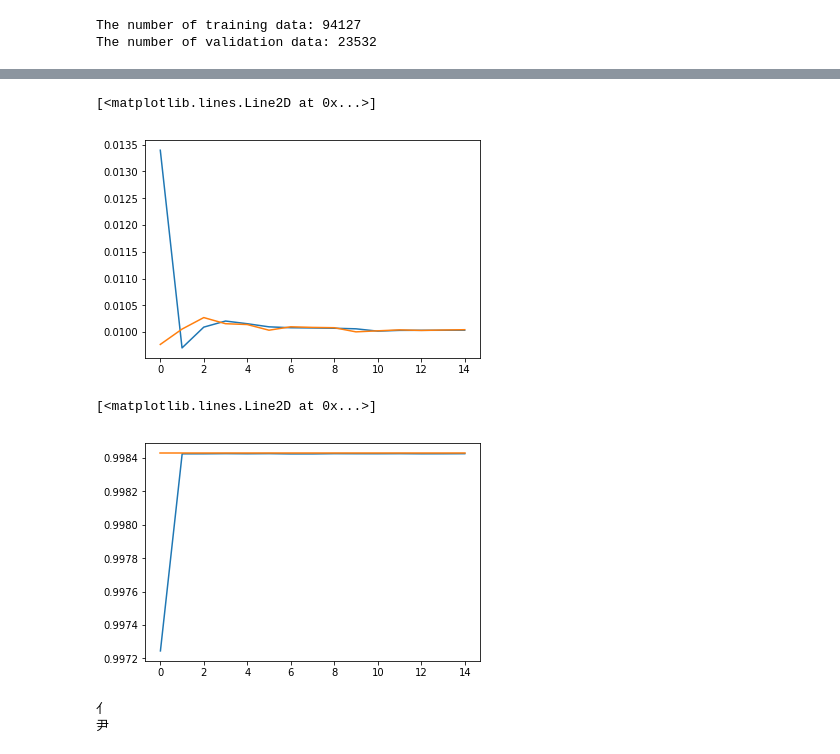
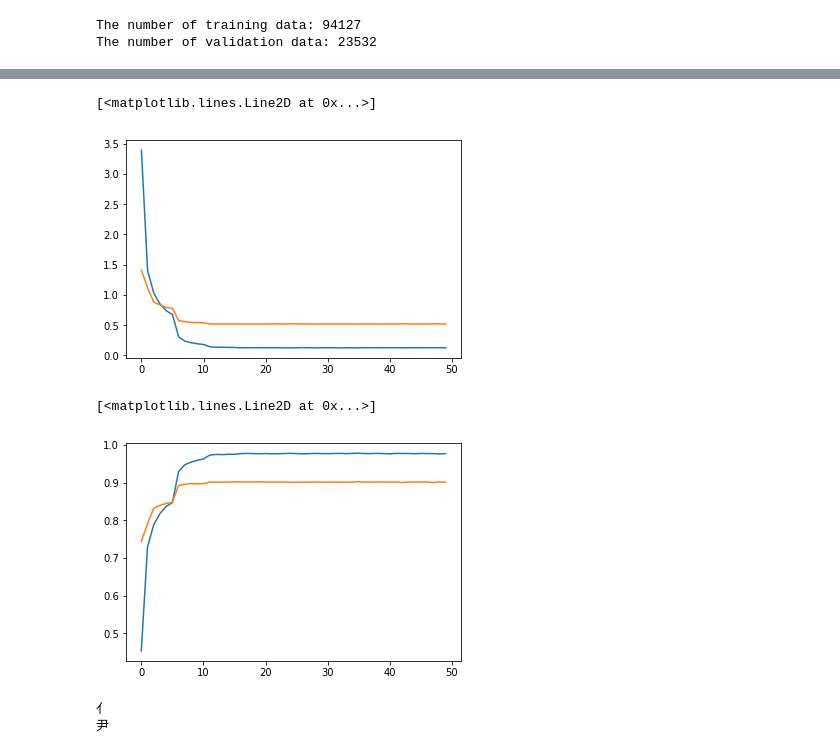
Before and after one commit to cross32768/kanji_crassification, a Jupyter notebook: kanji_classification_baseline.ipynb, the cells around one changed output, grey strips where cells are left out. Drawn from its saved outputs; the diff is of its cells as text; code cells hidden in the pictures.

Commit message:
update learning code for making baseline

```diff
--- a/kanji_classification_baseline.ipynb
+++ b/kanji_classification_baseline.ipynb
@@ -148,31 +135,32 @@ The number of validation data: 23532
 class Simple_CNN(nn.Module):
     def __init__(self, n_out):
         super(Simple_CNN, self).__init__()
+        base_n_layers = 64
         self.layers1 = nn.Sequential(
-                            nn.Conv2d(1, 32, kernel_size=3, stride=1, padding=1),
-                            nn.BatchNorm2d(32),
+                            nn.Conv2d(1, base_n_layers, kernel_size=3, stride=1, padding=1),
+                            nn.BatchNorm2d(base_n_layers),
                             nn.ReLU(),
                             nn.MaxPool2d(kernel_size=2, stride=2)
         )
         self.layers2 = nn.Sequential(
-                            nn.Conv2d(32, 64, kernel_size=3, stride=1, padding=1),
-                            nn.BatchNorm2d(64),
+                            nn.Conv2d(base_n_layers, base_n_layers*2, kernel_size=3, stride=1, padding=1),
+                            nn.BatchNorm2d(base_n_layers*2),
                             nn.ReLU(),
                             nn.MaxPool2d(kernel_size=2, stride=2)
         )
         self.layers3 = nn.Sequential(
-                            nn.Conv2d(64, 128, kernel_size=3, stride=1, padding=1),
-                            nn.BatchNorm2d(128),
+                            nn.Conv2d(base_n_layers*2, base_n_layers*4, kernel_size=3, stride=1, padding=1),
+                            nn.BatchNorm2d(base_n_layers*4),
                             nn.ReLU(),
                             nn.MaxPool2d(kernel_size=2, stride=2)
         )
         self.layers4 = nn.Sequential(
-                            nn.Conv2d(128, 256, kernel_size=3, stride=1, padding=1),
-                            nn.BatchNorm2d(256),
+                            nn.Conv2d(base_n_layers*4, base_n_layers*8, kernel_size=3, stride=1, padding=1),
+                            nn.BatchNorm2d(base_n_layers*8),
                             nn.ReLU(),
                             nn.MaxPool2d(kernel_size=2, stride=2)
         )
-        self.fc = nn.Linear(256*4*4, n_out)
+        self.fc = nn.Linear(base_n_layers*8*4*4, n_out)
 
     def forward(self, x):
         out = self.layers1(x)
@@ -275,7 +263,7 @@ train_accuracy_list = []
 validation_loss_list = []
 validation_accuracy_list = []
 
-n_epochs = 15
+n_epochs = 50
 
 for epoch in range(n_epochs):
     train_loss, train_accuracy = train(train_loader)
@@ -299,10 +287,10 @@ for epoch in range(n_epochs):
         optimizer.param_groups[0]['lr'] *= 0.1
 
 np.save(save_dir + 'kanji_baseline_simpleCNN_train_loss_list.npy', np.array(train_loss_list))
-np.save(save_dir + 'kanji_baseline_simpleCNN_train_accuracy.npy', np.array(train_accuracy_per_kanji_list))
+np.save(save_dir + 'kanji_baseline_simpleCNN_train_accuracy.npy', np.array(train_accuracy_list))
 
 np.save(save_dir + 'kanji_baseline_simpleCNN_validation_loss_list.npy', np.array(validation_loss_list))
-np.save(save_dir + 'kanji_baseline_simpleCNN_validation_accuracy.npy', np.array(validation_accuracy_per_kanji_list))
+np.save(save_dir + 'kanji_baseline_simpleCNN_validation_accuracy.npy', np.array(validation_accuracy_list))
 
 torch.save(net.state_dict(), save_dir + 'kanji_baseline_simpleCNN_weights_final.pth')
 # %% [output]
@@ -313,13 +316,13 @@ plt.plot(train_loss_list)
 plt.plot(validation_loss_list)
 # %% [output]
 [<matplotlib.lines.Line2D at 0x...>]
-[figure, old version]
+[figure, new version]
 # %%
-plt.plot(train_accuracy_per_radical_list)
-plt.plot(validation_accuracy_per_radical_list)
+plt.plot(train_accuracy_list)
+plt.plot(validation_accuracy_list)
 # %% [output]
 [<matplotlib.lines.Line2D at 0x...>]
-[figure, old version]
+[figure, new version]
 # %%
 test_loader = DataLoader(validation_data, batch_size=batchsize, shuffle=True, num_workers=4)
 images, labels =  iter(test_loader).next()
```
Also changed, not shown: parts of 3 cells of this notebook.
